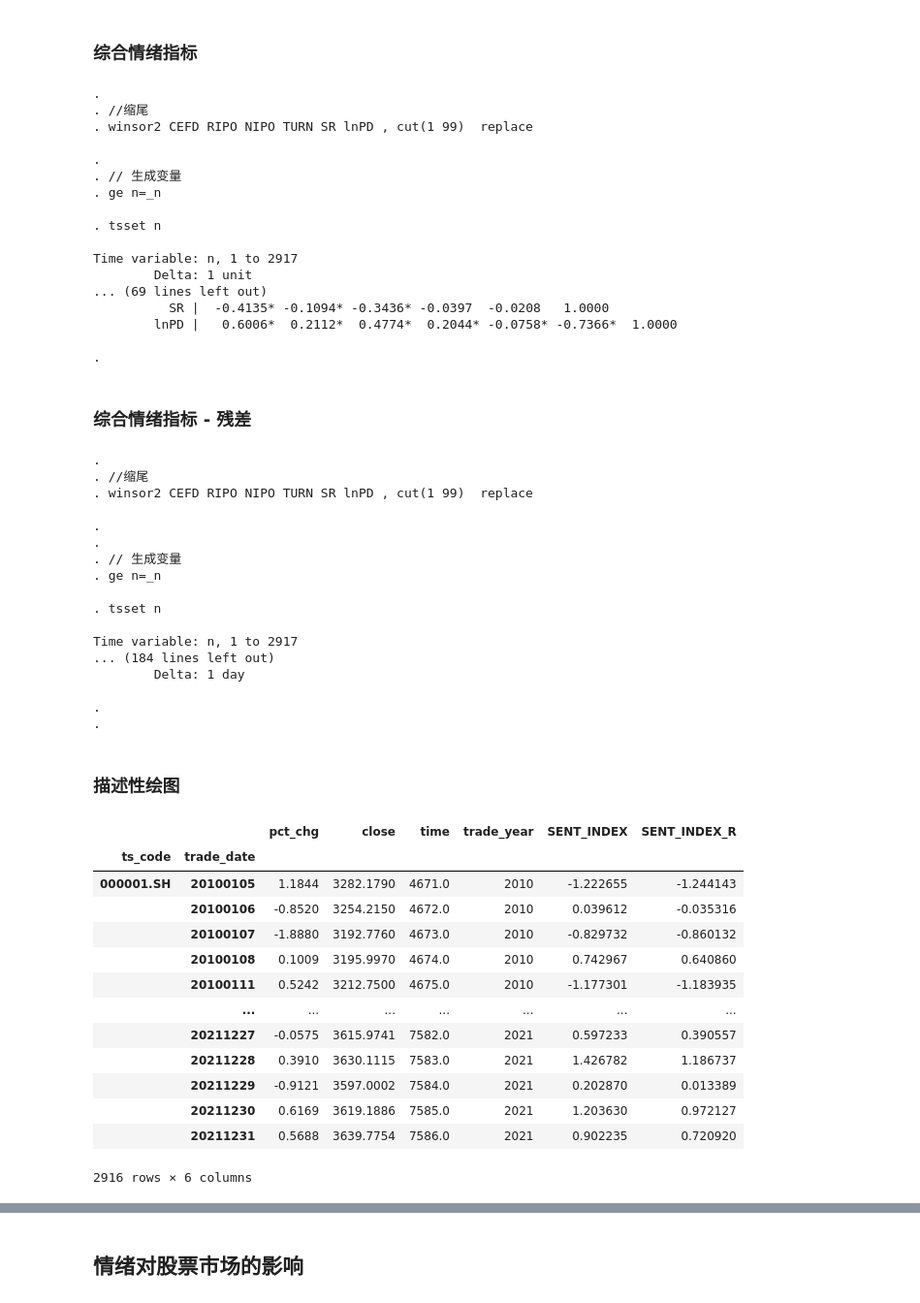
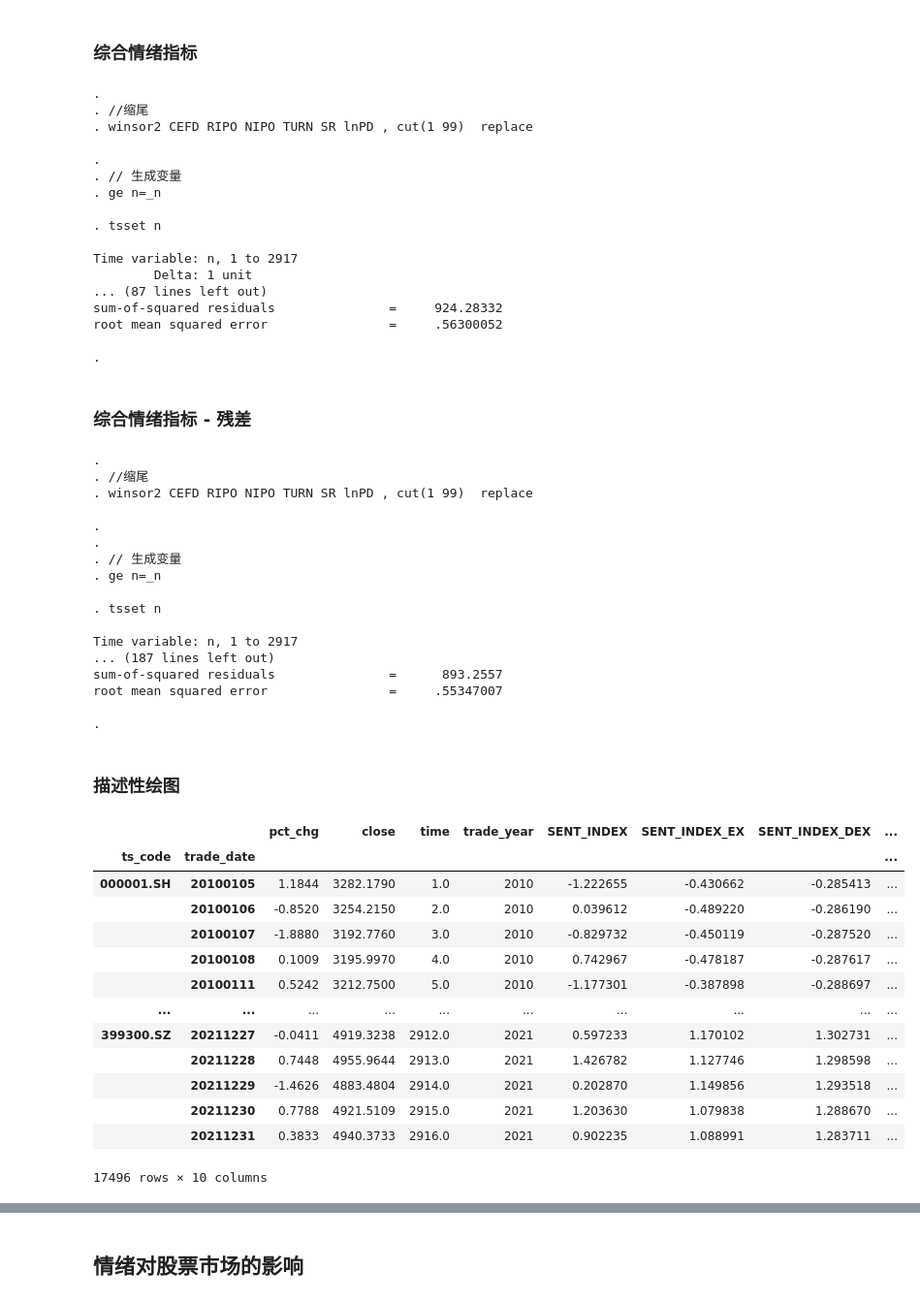
Before and after one commit to Colin-Bao/Investor-Sentiment, a Jupyter notebook: notebooks/IS-FinMarket.ipynb, the cells around one changed output, grey strips where cells are left out. Shown at 97% size. Saved outputs shown, nothing was run; the diff lists cells and outputs as text; code cells hidden in the pictures.

```diff
--- a/notebooks/IS-FinMarket.ipynb
+++ b/notebooks/IS-FinMarket.ipynb
@@ -540,6 +537,11 @@ ge SENT_INDEX = (0.3790*f1 + 0.2021*f2 + 0.1867*f3 ) / (0.3790 + 0.2021 + 0.1867
 
 //corr
 pwcorr SENT_INDEX CEFD RIPO NIPO l1_TURN SR lnPD,star(0.01)
+
+
+//平滑处理
+tssmooth exponential double SENT_INDEX_EX = SENT_INDEX
+tssmooth dexponential double SENT_INDEX_DEX = SENT_INDEX
 # %% [output]
 .
 . //缩尾
@@ -553,9 +555,9 @@ pwcorr SENT_INDEX CEFD RIPO NIPO l1_TURN SR lnPD,star(0.01)
 
 Time variable: n, 1 to 2917
         Delta: 1 unit
-... (69 lines left out)
-          SR |  -0.4135* -0.1094* -0.3436* -0.0397  -0.0208   1.0000
-        lnPD |   0.6006*  0.2112*  0.4774*  0.2044* -0.0758* -0.7366*  1.0000
+... (87 lines left out)
+sum-of-squared residuals               =     924.28332
+root mean squared error                =     .56300052
 
 .
 # %% [markdown]
@@ -588,11 +590,9 @@ ge SENT_INDEX_R = (0.3520*f1 + 0.2125*f2 + 0.1759*f3 ) / (0.3520 + 0.2125 + 0.17
 pwcorr SENT_INDEX_R CEFD_R RIPO_R NIPO_R l1_TURN_R SR_R lnPD_R,star(0.01)
 
 
-//设定时间序列
-ge dt = date(trade_date, "YMD")
-ge year=year(dt)
-format dt %tdCCYYNNDD
-tsset dt
+//平滑处理
+tssmooth exponential double SENT_INDEX_R_EX = SENT_INDEX_R
+tssmooth dexponential double SENT_INDEX_R_DEX = SENT_INDEX_R
 # %% [output]
 .
 . //缩尾
@@ -606,38 +606,46 @@ tsset dt
 . tsset n
 
 Time variable: n, 1 to 2917
-... (184 lines left out)
-        Delta: 1 day
+... (187 lines left out)
+sum-of-squared residuals               =      893.2557
+root mean squared error                =     .55347007
 
 .
-.
 # %% [markdown]
 ### 描述性绘图
 # %%
 df_sum = (
         pd.merge(
-                df_sindex.query("20100105<=trade_date<=20211231&ts_code=='000001.SH'"),
-                pd.merge(df_stata[['trade_date', 'SENT_INDEX']], df_stata_r[['trade_date', 'SENT_INDEX_R']], on='trade_date', how='left')
+                df_sindex.query("20100105<=trade_date<=20211231"),
+                pd.merge(
+                df_stata[['trade_date', 'SENT_INDEX','SENT_INDEX_EX','SENT_INDEX_DEX']],
+                df_stata_r[['trade_date', 'SENT_INDEX_R','SENT_INDEX_R_EX','SENT_INDEX_R_DEX']], on='trade_date', how='left'
+                )
                 .astype(dtype={'trade_date': 'uint64'}),
                 on='trade_date', how='left'
         )).astype(dtype={'trade_date': 'str'})
 
 """
+生成日期变量
+"""
+df_sum['time'] = df_sum.groupby(by=['ts_code'])['trade_date'].rank()
+
+"""
 检查
 """
 df_sum.set_index(['ts_code', 'trade_date']).sort_index()
 # %% [output]
-|  |  | pct_chg | close | time | trade_year | SENT_INDEX | SENT_INDEX_R |
-| ts_code | trade_date |  |  |  |  |  |  |
-| 000001.SH | 20100105 | 1.1844 | 3282.1790 | 4671.0 | 2010 | -1.222655 | -1.244143 |
-|  | 20100106 | -0.8520 | 3254.2150 | 4672.0 | 2010 | 0.039612 | -0.035316 |
-|  | 20100107 | -1.8880 | 3192.7760 | 4673.0 | 2010 | -0.829732 | -0.860132 |
-|  | 20100108 | 0.1009 | 3195.9970 | 4674.0 | 2010 | 0.742967 | 0.640860 |
-|  | 20100111 | 0.5242 | 3212.7500 | 4675.0 | 2010 | -1.177301 | -1.183935 |
-|  | ... | ... | ... | ... | ... | ... | ... |
-|  | 20211227 | -0.0575 | 3615.9741 | 7582.0 | 2021 | 0.597233 | 0.390557 |
-|  | 20211228 | 0.3910 | 3630.1115 | 7583.0 | 2021 | 1.426782 | 1.186737 |
-|  | 20211229 | -0.9121 | 3597.0002 | 7584.0 | 2021 | 0.202870 | 0.013389 |
-|  | 20211230 | 0.6169 | 3619.1886 | 7585.0 | 2021 | 1.203630 | 0.972127 |
-|  | 20211231 | 0.5688 | 3639.7754 | 7586.0 | 2021 | 0.902235 | 0.720920 |
+|  |  | pct_chg | close | time | trade_year | SENT_INDEX | SENT_INDEX_EX | SENT_INDEX_DEX | ... |
+| ts_code | trade_date |  |  |  |  |  |  |  | ... |
+| 000001.SH | 20100105 | 1.1844 | 3282.1790 | 1.0 | 2010 | -1.222655 | -0.430662 | -0.285413 | ... |
+|  | 20100106 | -0.8520 | 3254.2150 | 2.0 | 2010 | 0.039612 | -0.489220 | -0.286190 | ... |
+|  | 20100107 | -1.8880 | 3192.7760 | 3.0 | 2010 | -0.829732 | -0.450119 | -0.287520 | ... |
+|  | 20100108 | 0.1009 | 3195.9970 | 4.0 | 2010 | 0.742967 | -0.478187 | -0.287617 | ... |
+|  | 20100111 | 0.5242 | 3212.7500 | 5.0 | 2010 | -1.177301 | -0.387898 | -0.288697 | ... |
+| ... | ... | ... | ... | ... | ... | ... | ... | ... | ... |
+| 399300.SZ | 20211227 | -0.0411 | 4919.3238 | 2912.0 | 2021 | 0.597233 | 1.170102 | 1.302731 | ... |
+|  | 20211228 | 0.7448 | 4955.9644 | 2913.0 | 2021 | 1.426782 | 1.127746 | 1.298598 | ... |
+|  | 20211229 | -1.4626 | 4883.4804 | 2914.0 | 2021 | 0.202870 | 1.149856 | 1.293518 | ... |
+|  | 20211230 | 0.7788 | 4921.5109 | 2915.0 | 2021 | 1.203630 | 1.079838 | 1.288670 | ... |
+|  | 20211231 | 0.3833 | 4940.3733 | 2916.0 | 2021 | 0.902235 | 1.088991 | 1.283711 | ... |
-2916 rows × 6 columns
+17496 rows × 10 columns
```
Also changed, not shown: parts of 5 cells of this notebook.
